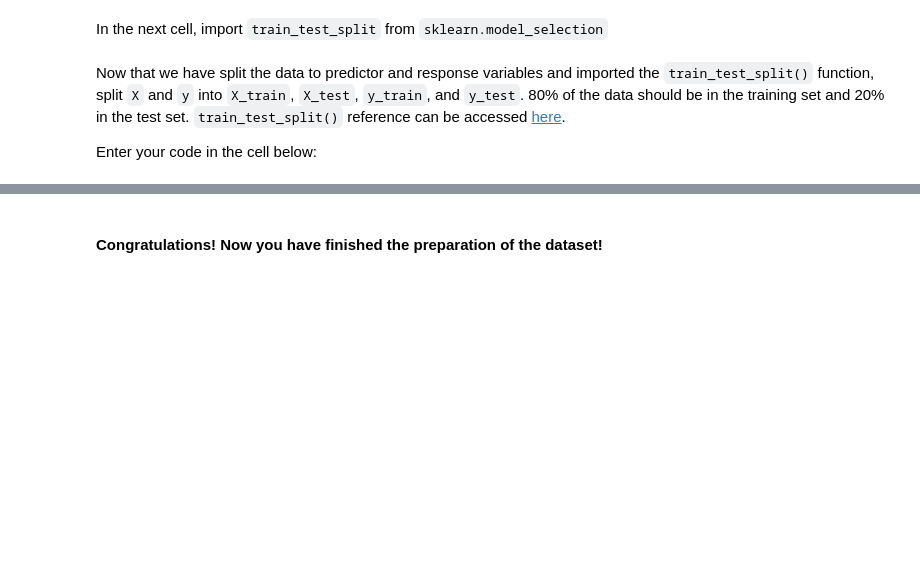
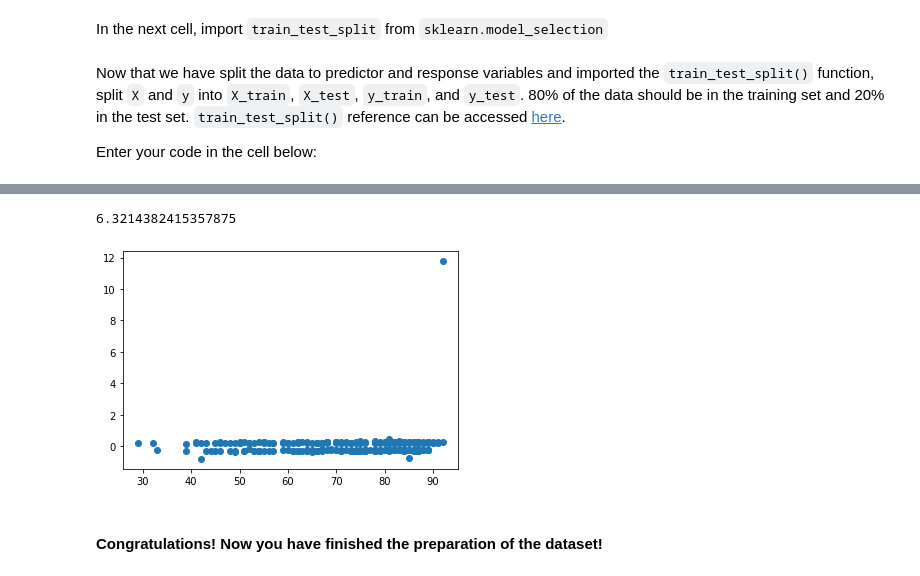
Before and after one commit to cabulut/data-pt-ber-08-20, a Jupyter notebook: Labs/module-3_labs/01_intro-ml/01_lab-intro-to-ml/your-code/main.ipynb, the cells around one changed output, grey strips where cells are left out. Cells and saved outputs as stored; diff of their text form; code cells hidden in the pictures; blank space fills up the shorter version.

```diff
--- a/Labs/module-3_labs/01_intro-ml/01_lab-intro-to-ml/your-code/main.ipynb
+++ b/Labs/module-3_labs/01_intro-ml/01_lab-intro-to-ml/your-code/main.ipynb
@@ -296,2 +452,12 @@ Enter your code in the cell below:
+# %%
+residuals = y_test - y_pred
+residuals.sum()
+# %% [output]
+6.3214382415357875
+# %%
+plt.plot(y_test, residuals, 'o')
+plt.show()
+# %% [output]
+[figure, added]
 # %% [markdown]
 #### Congratulations! Now you have finished the preparation of the dataset!
```
Also changed, not shown: parts of 44 cells of this notebook, 1 other file.
